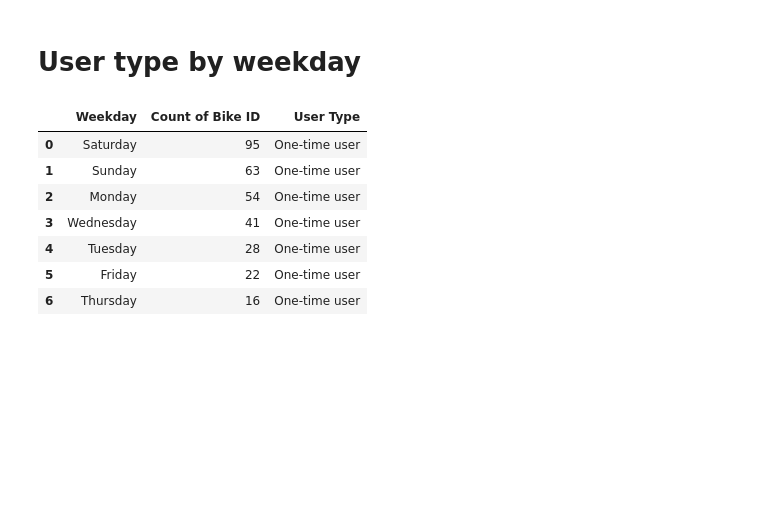
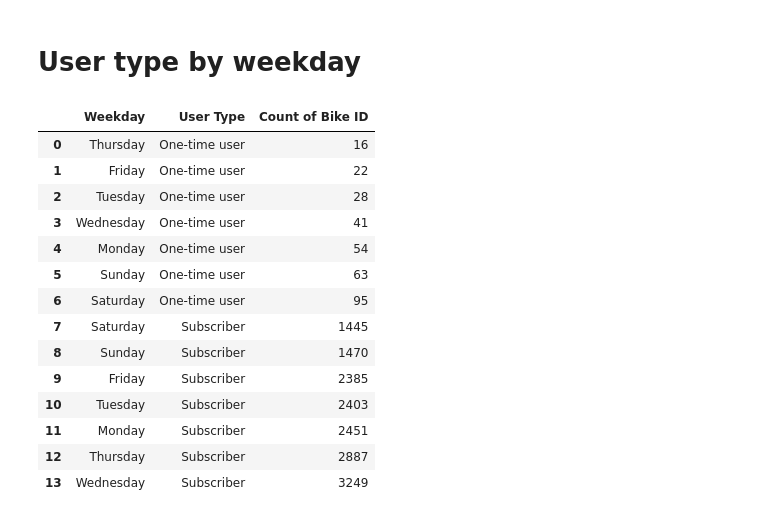
Before and after one commit to kemikupie/PortfolioProjects, a Jupyter notebook: New York Citi Bikes Data Analysis-Python-SQL.ipynb, the cells around one changed output. Saved outputs shown, nothing was run; the diff lists cells and outputs as text; code cells hidden in the pictures; blank space fills up the shorter version.

```diff
--- a/New York Citi Bikes Data Analysis-Python-SQL.ipynb
+++ b/New York Citi Bikes Data Analysis-Python-SQL.ipynb
@@ -528,19 +528,26 @@ plt.show()
 # User type by weekday
 # %%
 User_type_by_weekday=pd.read_sql_query('''
-                                            SELECT `Weekday`,
-                                            Count(`Bike ID`) as `Count of Bike ID`, `User Type`
-                                            FROM CleanedNYCitiBikesdata where `User Type`='One-time user'
-                                            GROUP BY `Weekday`
-                                            ORDER BY `Count of Bike ID` DESC
+                                            SELECT `Weekday` , `User Type`,
+                                            count(`Bike ID`) as `Count of Bike ID`
+                                            FROM CleanedNYCitiBikesdata
+                                            GROUP BY  `Weekday`, `User Type`
+                                            ORDER BY `Count of Bike ID`
                                             ''', conn)
 User_type_by_weekday
 # %% [output]
-|  | Weekday | Count of Bike ID | User Type |
-| 0 | Saturday | 95 | One-time user |
-| 1 | Sunday | 63 | One-time user |
-| 2 | Monday | 54 | One-time user |
-| 3 | Wednesday | 41 | One-time user |
-| 4 | Tuesday | 28 | One-time user |
-| 5 | Friday | 22 | One-time user |
-| 6 | Thursday | 16 | One-time user |
+|  | Weekday | User Type | Count of Bike ID |
+| 0 | Thursday | One-time user | 16 |
+| 1 | Friday | One-time user | 22 |
+| 2 | Tuesday | One-time user | 28 |
+| 3 | Wednesday | One-time user | 41 |
+| 4 | Monday | One-time user | 54 |
+| 5 | Sunday | One-time user | 63 |
+| 6 | Saturday | One-time user | 95 |
+| 7 | Saturday | Subscriber | 1445 |
+| 8 | Sunday | Subscriber | 1470 |
+| 9 | Friday | Subscriber | 2385 |
+| 10 | Tuesday | Subscriber | 2403 |
+| 11 | Monday | Subscriber | 2451 |
+| 12 | Thursday | Subscriber | 2887 |
+| 13 | Wednesday | Subscriber | 3249 |
```
Also changed, not shown: parts of 1 cell of this notebook, 1 other file.
